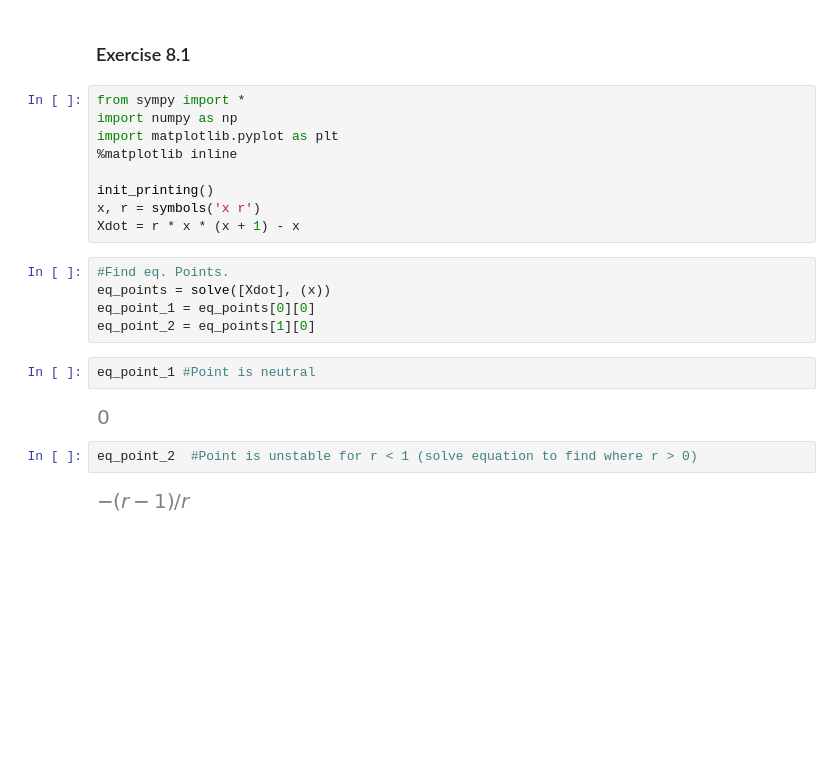
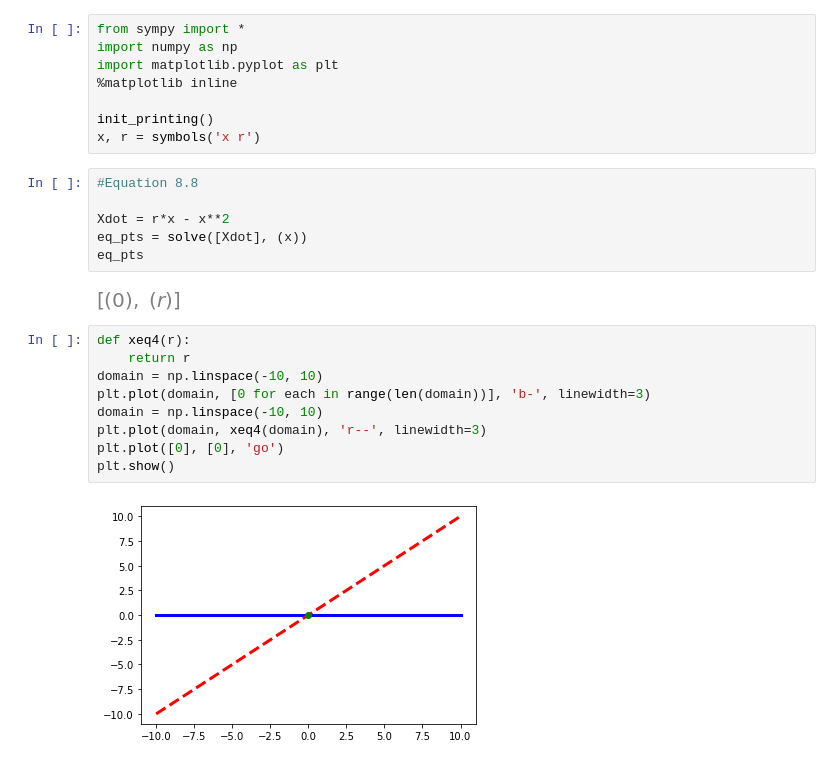
Before and after one commit to grantaguinaldo/ssie, a Jupyter notebook: ssie523/chapter-08-problems.ipynb, the cells around one changed output. Saved outputs shown, nothing was run; the diff lists cells and outputs as text; blank space fills up the shorter version.

```diff
--- a/ssie523/chapter-08-problems.ipynb
+++ b/ssie523/chapter-08-problems.ipynb
@@ -1,5 +1,3 @@
-# %% [markdown]
-### Exercise 8.1
 # %%
 from sympy import *
 import numpy as np
@@ -8,17 +6,22 @@ import matplotlib.pyplot as plt
 
 init_printing()
 x, r = symbols('x r')
-Xdot = r * x * (x + 1) - x
-# %%
-#Find eq. Points.
-eq_points = solve([Xdot], (x))
-eq_point_1 = eq_points[0][0]
-eq_point_2 = eq_points[1][0]
-# %%
-eq_point_1 #Point is neutral
-# %% [output]
-[figure, removed]
-# %%
-eq_point_2  #Point is unstable for r < 1 (solve equation to find where r > 0)
-# %% [output]
-[figure, removed]
+# %%
+#Equation 8.8
+
+Xdot = r*x - x**2
+eq_pts = solve([Xdot], (x))
+eq_pts
+# %% [output]
+[figure, added]
+# %%
+def xeq4(r):
+    return r
+domain = np.linspace(-10, 10)
+plt.plot(domain, [0 for each in range(len(domain))], 'b-', linewidth=3)
+domain = np.linspace(-10, 10)
+plt.plot(domain, xeq4(domain), 'r--', linewidth=3)
+plt.plot([0], [0], 'go')
+plt.show()
+# %% [output]
+[figure, added]
```
Also changed, not shown: parts of 25 cells of this notebook, 2 other files.
